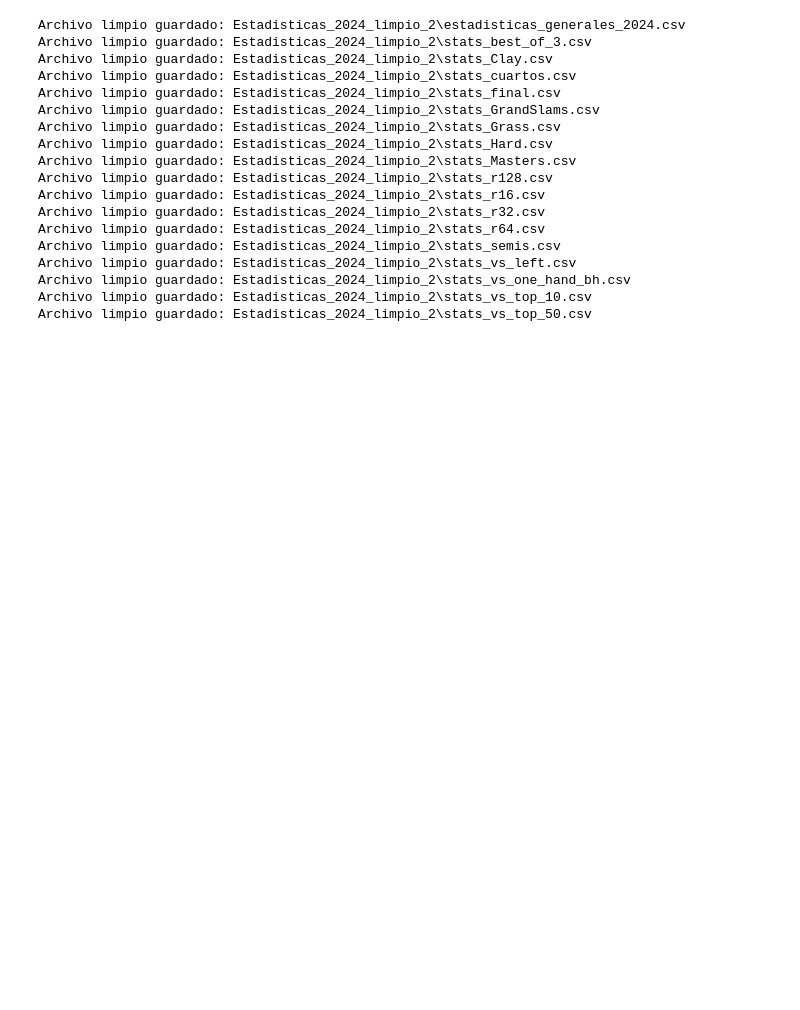
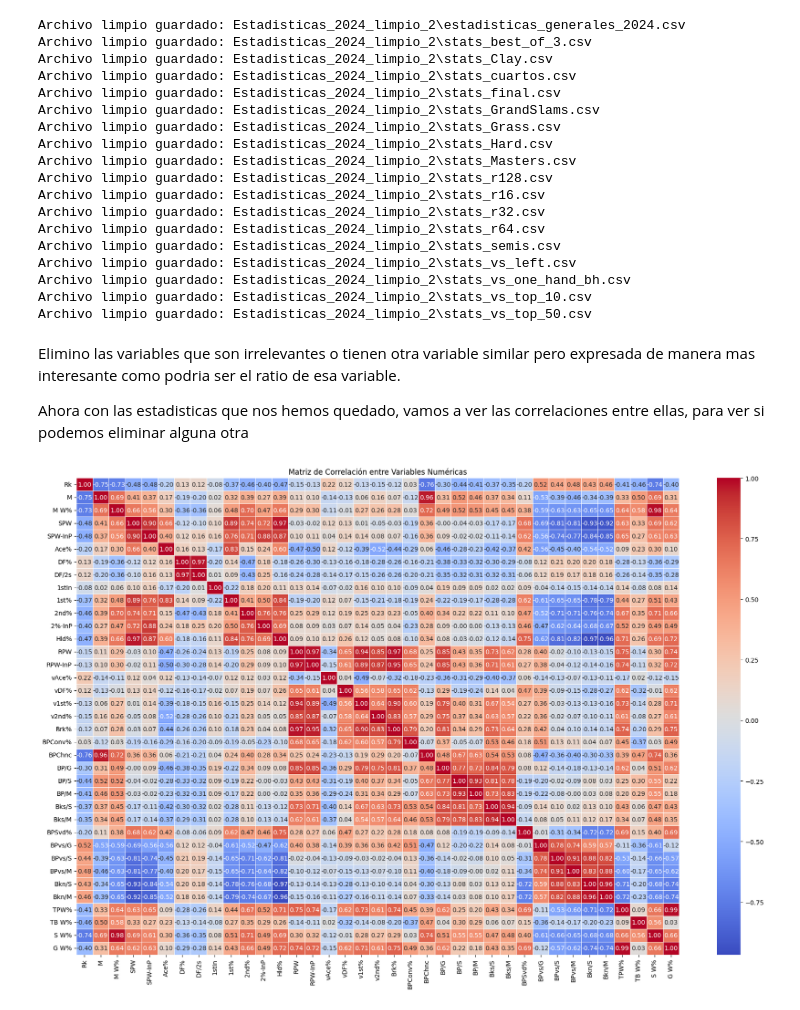
Before and after one commit to joseluis031/TFG_Tennis, a Jupyter notebook: limpieza_datos_gen.ipynb, the cells around one changed output. Saved outputs shown, nothing was run; the diff lists cells and outputs as text; code cells hidden in the pictures; blank space fills up the shorter version.

```diff
--- a/limpieza_datos_gen.ipynb
+++ b/limpieza_datos_gen.ipynb
@@ -75,3 +80,38 @@ Archivo limpio guardado: Estadisticas_2024_limpio_2\stats_vs_left.csv
 Archivo limpio guardado: Estadisticas_2024_limpio_2\stats_vs_one_hand_bh.csv
 Archivo limpio guardado: Estadisticas_2024_limpio_2\stats_vs_top_10.csv
 Archivo limpio guardado: Estadisticas_2024_limpio_2\stats_vs_top_50.csv
+# %% [markdown]
+Elimino las variables que son irrelevantes o tienen otra variable similar pero expresada de manera mas interesante como podria ser el ratio de esa variable.
+
+Ahora con las estadisticas que nos hemos quedado, vamos a ver las correlaciones entre ellas, para ver si podemos eliminar alguna otra
+# %%
+# Cargar el archivo
+df = pd.read_csv("Estadisticas_2024_limpio_2/estadisticas_generales_2024.csv")
+
+# Eliminar columnas no numéricas o que contienen valores no convertibles directamente
+df_clean = df.copy()
+
+# # Quitar el símbolo '%' y convertir a float donde sea necesario
+# df_clean = df_clean.replace('%', '', regex=True)
+
+# # Convertir columnas relevantes a numéricas si es posible
+# for col in df_clean.columns:
+#     try:
+#         df_clean[col] = pd.to_numeric(df_clean[col])
+#     except:
+#         pass  # Mantener columnas que no pueden convertirse (como nombres de jugadores)
+
+# Seleccionar solo columnas numéricas
+df_numeric = df_clean.select_dtypes(include=['float64', 'int64'])
+
+# Calcular la matriz de correlación
+corr_matrix = df_numeric.corr()
+
+# Dibujar el mapa de calor
+plt.figure(figsize=(18, 12))
+sns.heatmap(corr_matrix, annot=True, fmt=".2f", cmap="coolwarm", linewidths=0.5)
+plt.title("Matriz de Correlación entre Variables Numéricas")
+plt.tight_layout()
+plt.show()
+# %% [output]
+[figure, added]
```
Also changed, not shown: parts of 6 cells of this notebook, 25 other files.
